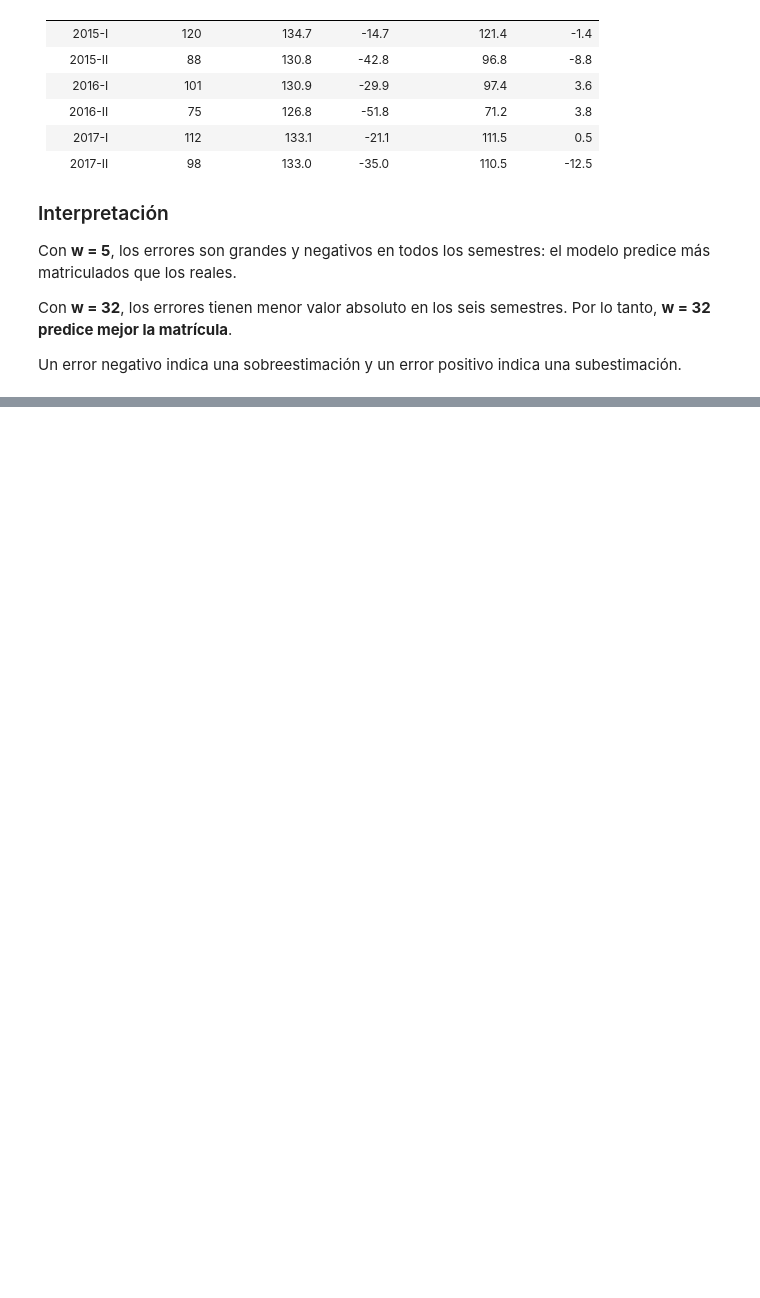
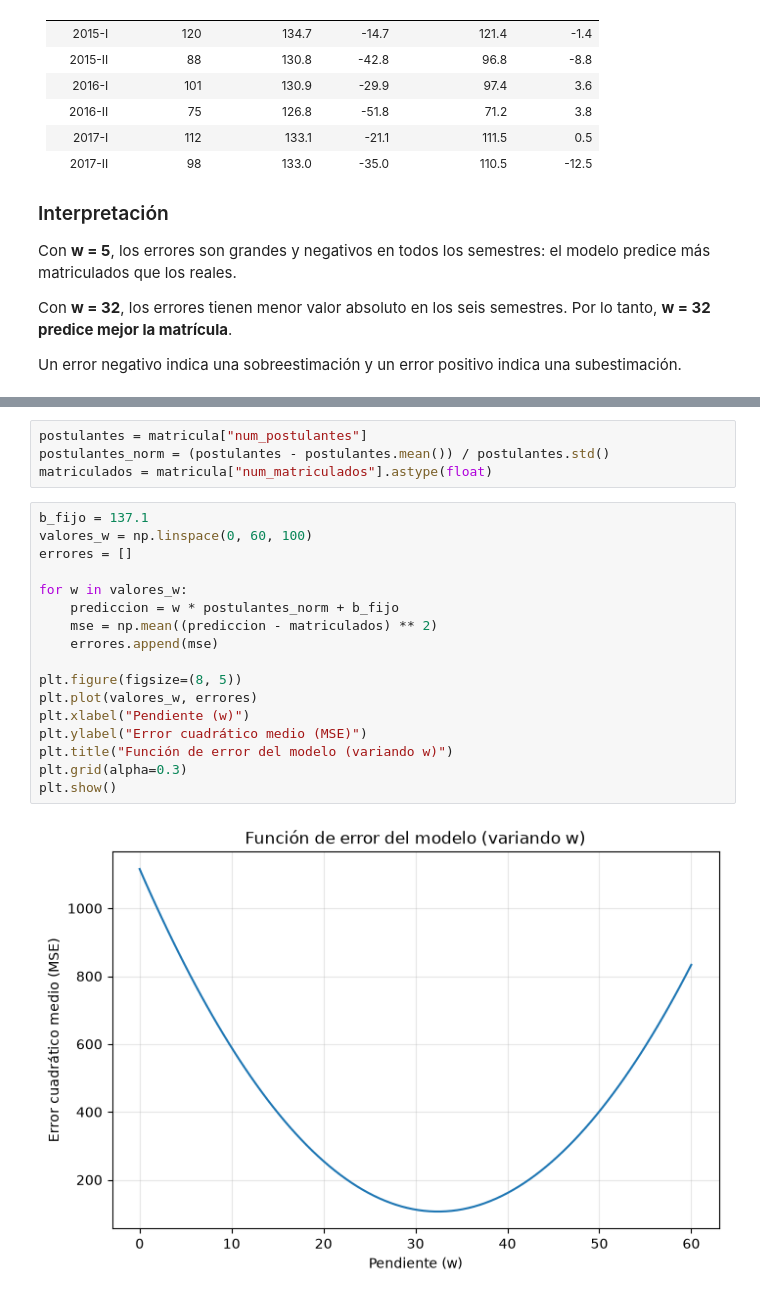
Before and after one commit to Juanjo166/IS484-Semana003-Jueves-Huaman, a Jupyter notebook: src/IS484_Lab03_Huaman.ipynb, the cells around one changed output, grey strips where cells are left out. Cells and saved outputs as stored; diff of their text form; blank space fills up the shorter version.

Commit message:
Laboratorio 03: Graficar el error

```diff
--- a/src/IS484_Lab03_Huaman.ipynb
+++ b/src/IS484_Lab03_Huaman.ipynb
@@ -81,0 +91,23 @@ indica una subestimación.
+# %%
+postulantes = matricula["num_postulantes"]
+postulantes_norm = (postulantes - postulantes.mean()) / postulantes.std()
+matriculados = matricula["num_matriculados"].astype(float)
+# %%
+b_fijo = 137.1
+valores_w = np.linspace(0, 60, 100)
+errores = []
+
+for w in valores_w:
+    prediccion = w * postulantes_norm + b_fijo
+    mse = np.mean((prediccion - matriculados) ** 2)
+    errores.append(mse)
+
+plt.figure(figsize=(8, 5))
+plt.plot(valores_w, errores)
+plt.xlabel("Pendiente (w)")
+plt.ylabel("Error cuadrático medio (MSE)")
+plt.title("Función de error del modelo (variando w)")
+plt.grid(alpha=0.3)
+plt.show()
+# %% [output]
+[figure, added]
```
Also changed, not shown: parts of 2 cells of this notebook.
